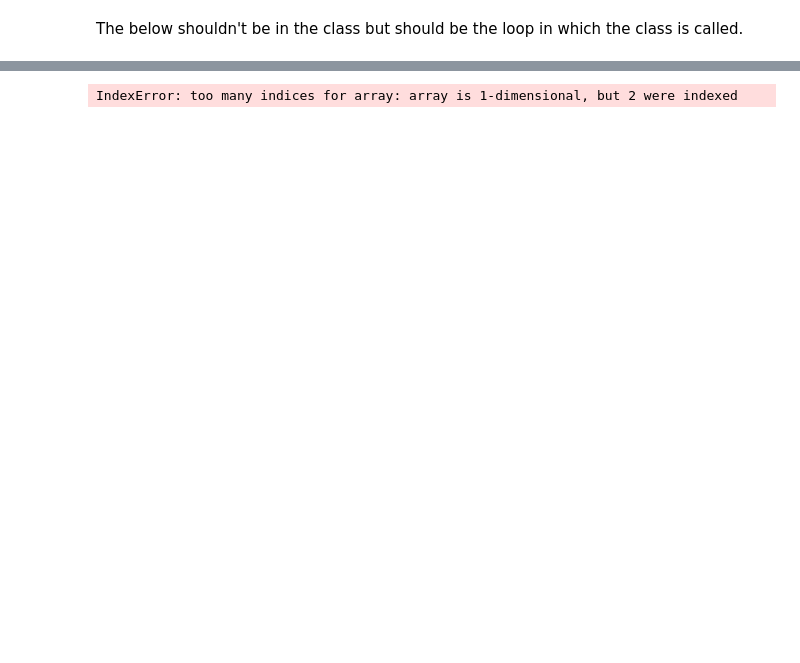
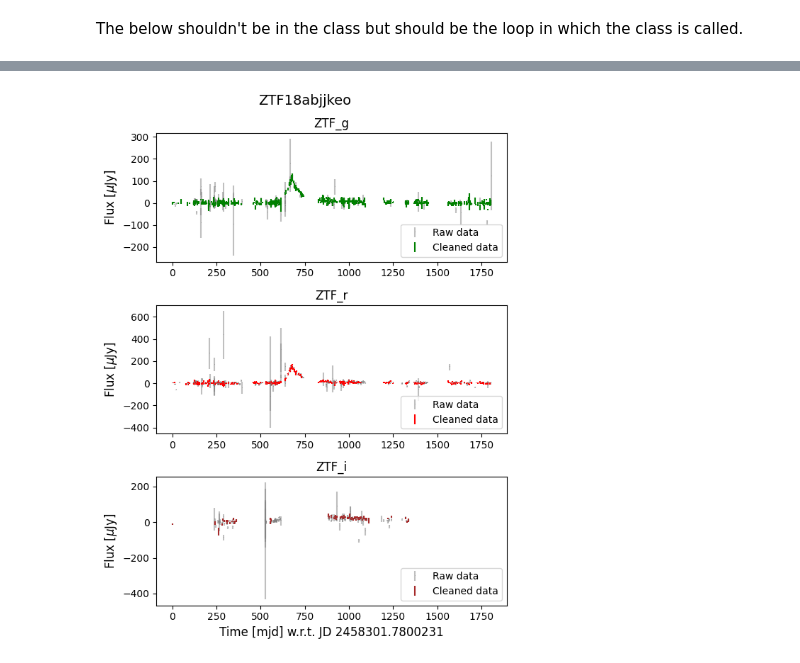
Before and after one commit to TimvdVuurst/FRP_TimvdVuurst, a Jupyter notebook: class_test.ipynb, the cells around one changed output, grey strips where cells are left out. Saved outputs shown, nothing was run; the diff lists cells and outputs as text; code cells hidden in the pictures; blank space fills up the shorter version.

```diff
--- a/class_test.ipynb
+++ b/class_test.ipynb
@@ -238,7 +236,7 @@ class ZTF_forced_phot:
         return function
 
 
-    def fit(self,one_plot=True,subplot=False):
+    def fit(self,plot=True):
 
         greenmask = self.clean_filtermasks
         popt,pcov,info_dict,_,_ = curve_fit(self.gauss_exp_fit,self.time_fit,self.flux_fit,p0=self.guesses,bounds=self.boundings,sigma=self.err_fit,
@@ -259,25 +257,25 @@ class ZTF_forced_phot:
         self.popt,self.pcov = popt,pcov
         self.names = names
 
-        if one_plot:
-            plt.figure(figsize=(8,6))
-            plt.errorbar(self.time[greenmask],self.flux[greenmask],self.err[greenmask],fmt='.',c='green',label='ZTF_g data',zorder=-1,alpha=0.7)
-            plt.errorbar(self.time[~greenmask],self.flux[~greenmask],self.err[~greenmask],fmt='.',c='red',label='ZTF_r data',zorder=-1,alpha=0.7)
-            # plt.scatter(time,flux,s=5,c='black',label='Data')
-            plt.scatter(self.peak_position_guess,self.peak_guess,s=50,marker='x',c='blue',zorder=10,label=r'Least $\chi^2$')
-            # plt.scatter(popt[1],10**popt[0],s=50,marker='x',c='pink',zorder=10,label=r'Fitted peak',alpha=0.9)
+        # if one_plot:
+        #     plt.figure(figsize=(8,6))
+        #     plt.errorbar(self.time[greenmask],self.flux[greenmask],self.err[greenmask],fmt='.',c='green',label='ZTF_g data',zorder=-1,alpha=0.7)
+        #     plt.errorbar(self.time[~greenmask],self.flux[~greenmask],self.err[~greenmask],fmt='.',c='red',label='ZTF_r data',zorder=-1,alpha=0.7)
+        #     # plt.scatter(time,flux,s=5,c='black',label='Data')
+        #     plt.scatter(self.peak_position_guess,self.peak_guess,s=50,marker='x',c='blue',zorder=10,label=r'Least $\chi^2$')
+        #     # plt.scatter(popt[1],10**popt[0],s=50,marker='x',c='pink',zorder=10,label=r'Fitted peak',alpha=0.9)
 
-            plt.plot(moretimes,fit,label='Piecewise fit',zorder=9,c='black')
-            # plt.vlines(popt[1],0,150,label='Found peak',colors='red')
-            plt.xlabel(f"Time (mjd), ref jd {self.time_zeropoint}")
-            plt.ylabel("Flux (uJy)")
-            plt.title("ZTF18abjjkeo")
-            plt.legend()
-            plt.show()
-        if subplot:
+        #     plt.plot(moretimes,fit,label='Piecewise fit',zorder=9,c='black')
+        #     # plt.vlines(popt[1],0,150,label='Found peak',colors='red')
+        #     plt.xlabel(f"Time (mjd), ref jd {self.time_zeropoint}")
+        #     plt.ylabel("Flux (uJy)")
+        #     plt.title("ZTF18abjjkeo")
+        #     plt.legend()
+        #     plt.show()
+        if plot:
             pass
 # %%
 test = ZTF_forced_phot(test_ztf)
-test.fit()
+test.plot_clean_unclean_data()
 # %% [output]
-IndexError: too many indices for array: array is 1-dimensional, but 2 were indexed
+[figure, added]
```
Also changed, not shown: parts of 1 cell of this notebook, 5 other files.
